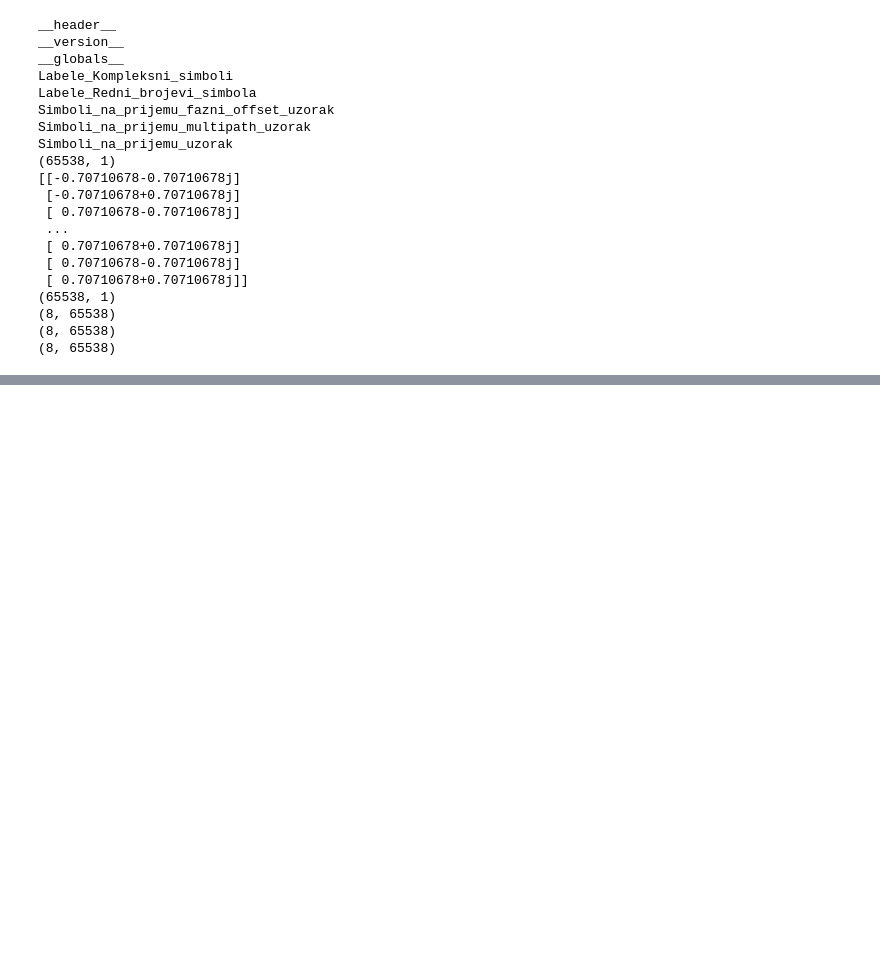
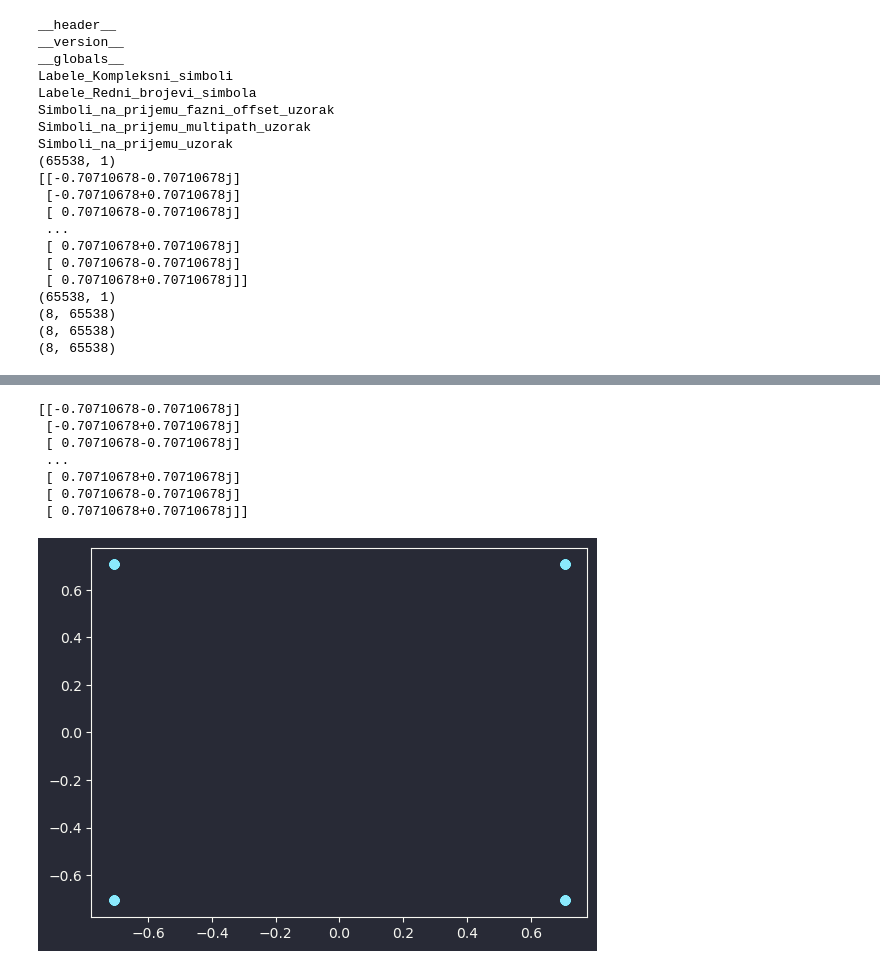
Before and after one commit to MatejaStojkovic/OTE_ETF_2023_project, a Jupyter notebook: src/notebook.ipynb, the cells around one changed output, grey strips where cells are left out. Drawn from its saved outputs; the diff is of its cells as text; code cells hidden in the pictures; blank space fills up the shorter version.

```diff
--- a/src/notebook.ipynb
+++ b/src/notebook.ipynb
@@ -48 +54,14 @@ Simboli_na_prijemu_uzorak
+# %%
+print(Labele_Kompleksni_simboli)
+plt.plot(Labele_Kompleksni_simboli.real, Labele_Kompleksni_simboli.imag, 'o')
+plt.show()
+# %% [output]
+[[-0.70710678-0.70710678j]
+ [-0.70710678+0.70710678j]
+ [ 0.70710678-0.70710678j]
+ ...
+ [ 0.70710678+0.70710678j]
+ [ 0.70710678-0.70710678j]
+ [ 0.70710678+0.70710678j]]
+[figure, added]
 # %%
```
Also changed, not shown: parts of 6 cells of this notebook.
